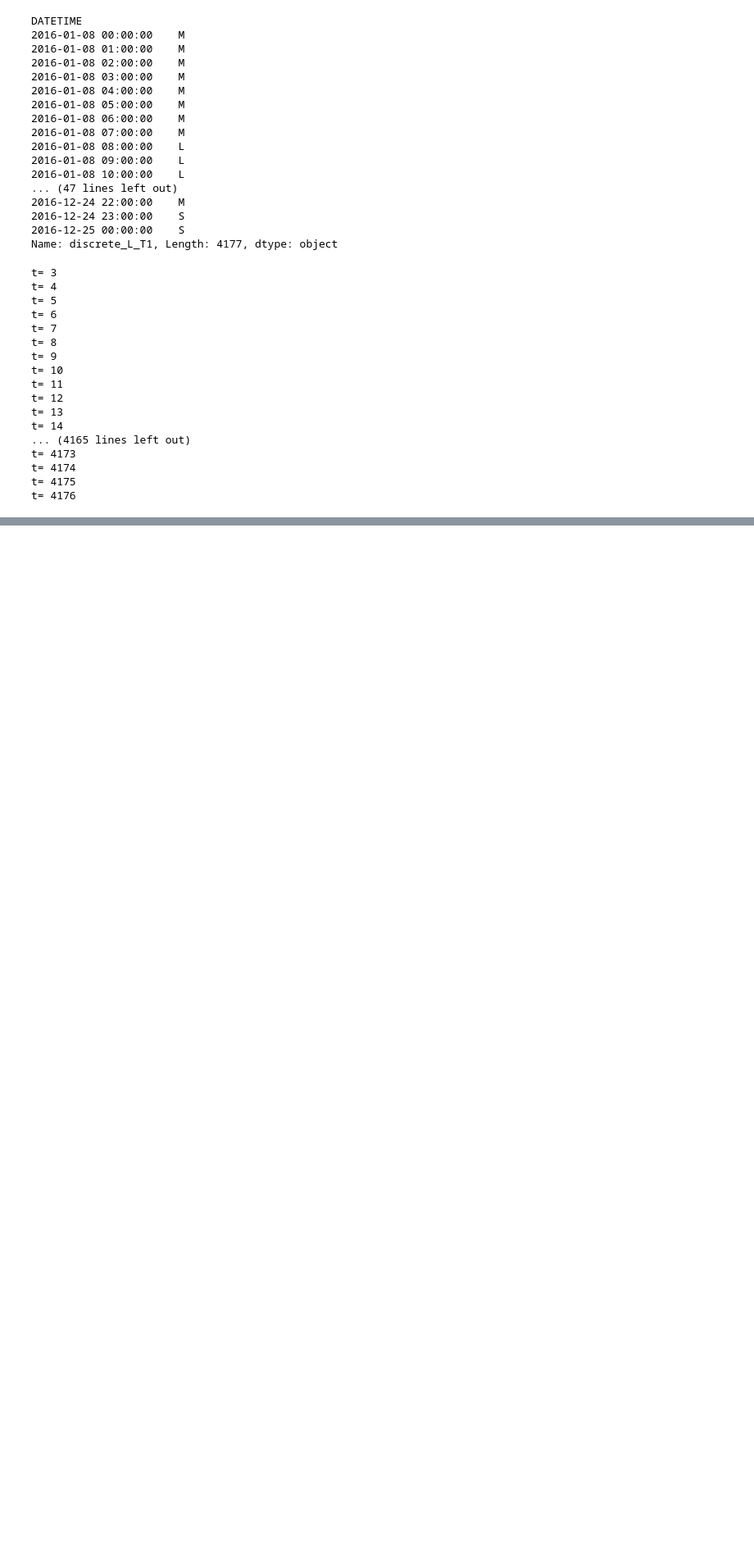
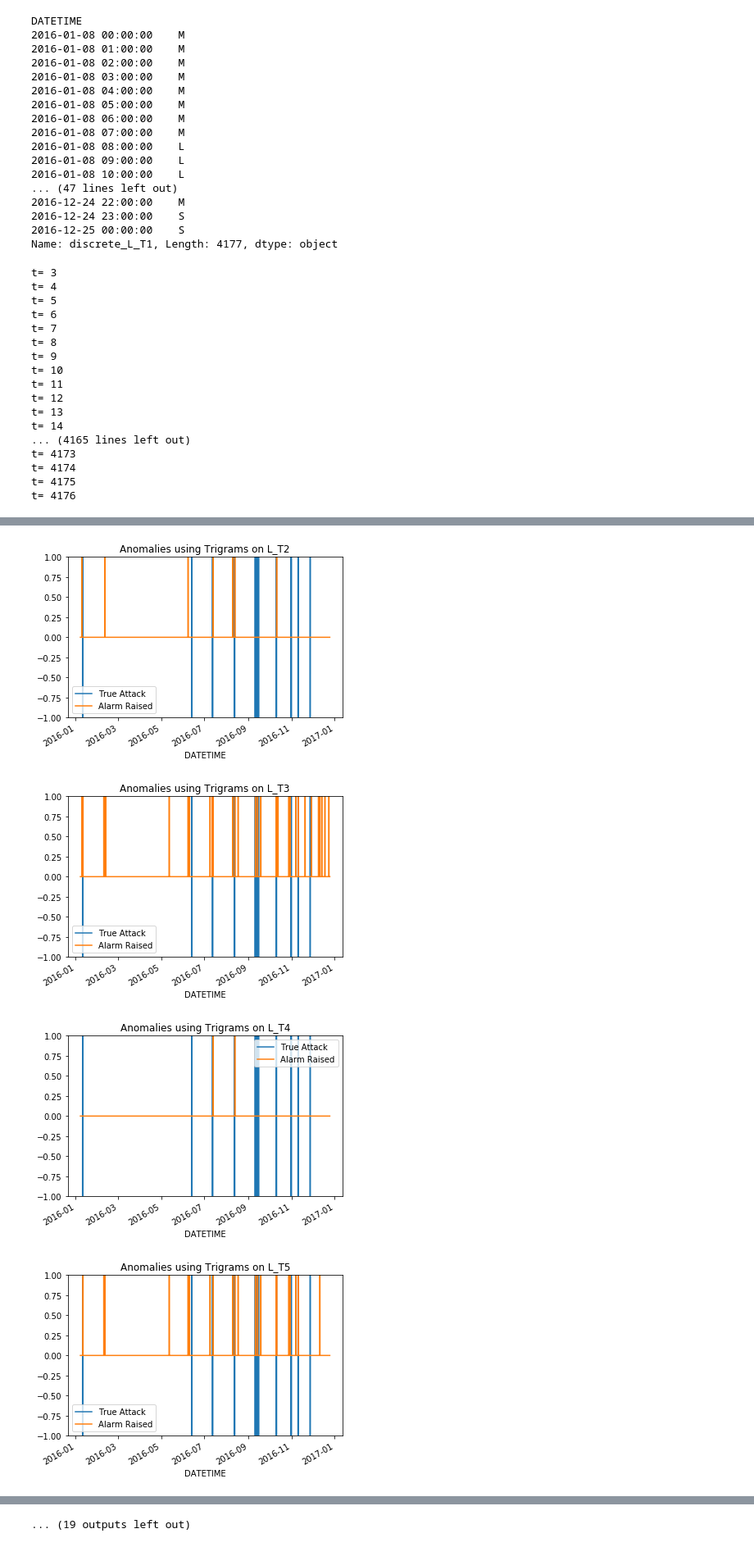
Before and after one commit to enreina/cs4035-lab, a Jupyter notebook: lab2/Discretization.ipynb, the cells around one changed output, grey strips where cells are left out. Shown at 82% size. Saved outputs shown, nothing was run; the diff lists cells and outputs as text; code cells hidden in the pictures; blank space fills up the shorter version.

Commit message:
save discretization output

```diff
--- a/lab2/Discretization.ipynb
+++ b/lab2/Discretization.ipynb
@@ -244,0 +248,6 @@ plt.legend()
+# %%
+# list the sensors column
+sensors = ['L_T1', 'L_T2', 'L_T3', 'L_T4', 'L_T5', 'L_T6', 'L_T7', 'F_PU1',
+       'F_PU2', 'F_PU3', 'F_PU4', 'F_PU5', 'F_PU6', 'F_PU7', 'F_PU8', 'F_PU9', 'F_PU10', 'F_PU11', 'F_V2',
+       'P_J280', 'P_J269', 'P_J300', 'P_J256', 'P_J289', 'P_J415', 'P_J302',
+       'P_J306', 'P_J307', 'P_J317', 'P_J14', 'P_J422']
@@ -244,0 +286,7 @@ plt.legend()
+# %%
+# the code in this cell will take some time. you can skip this and instead run the cell after this
+anomaly_detection = pd.DataFrame()
+for sensor in sensors[1:]:
+    print("Building anomaly detection model for ",sensor)
+    anomaly_detection[sensor] = detect_anomalies_n_gram(dataset03, dataset04, sensor)
+anomaly_detection.to_csv("output/anomalies_trigrams.csv") # save to file
@@ -244,0 +334,15 @@ plt.legend()
+# %%
+anomaly_detection.index = dataset04.index
+for sensor in anomaly_detection.keys():
+    plt.figure()
+    axes = plt.gca()
+    axes.set_ylim([-1,1])
+    plt.plot(dataset04['ATT_FLAG'], label="True Attack")
+    anomaly_detection[sensor].plot(label="Alarm Raised")
+    plt.title("Anomalies using Trigrams on "+sensor)
+    plt.legend()
+# %% [output]
+[figure, added]
+[figure, added]
+[figure, added]
+[figure, added]
@@ -244,0 +357 @@ plt.legend()
+... (19 outputs left out)
```
Also changed, not shown: parts of 7 cells of this notebook, 1 other file.
